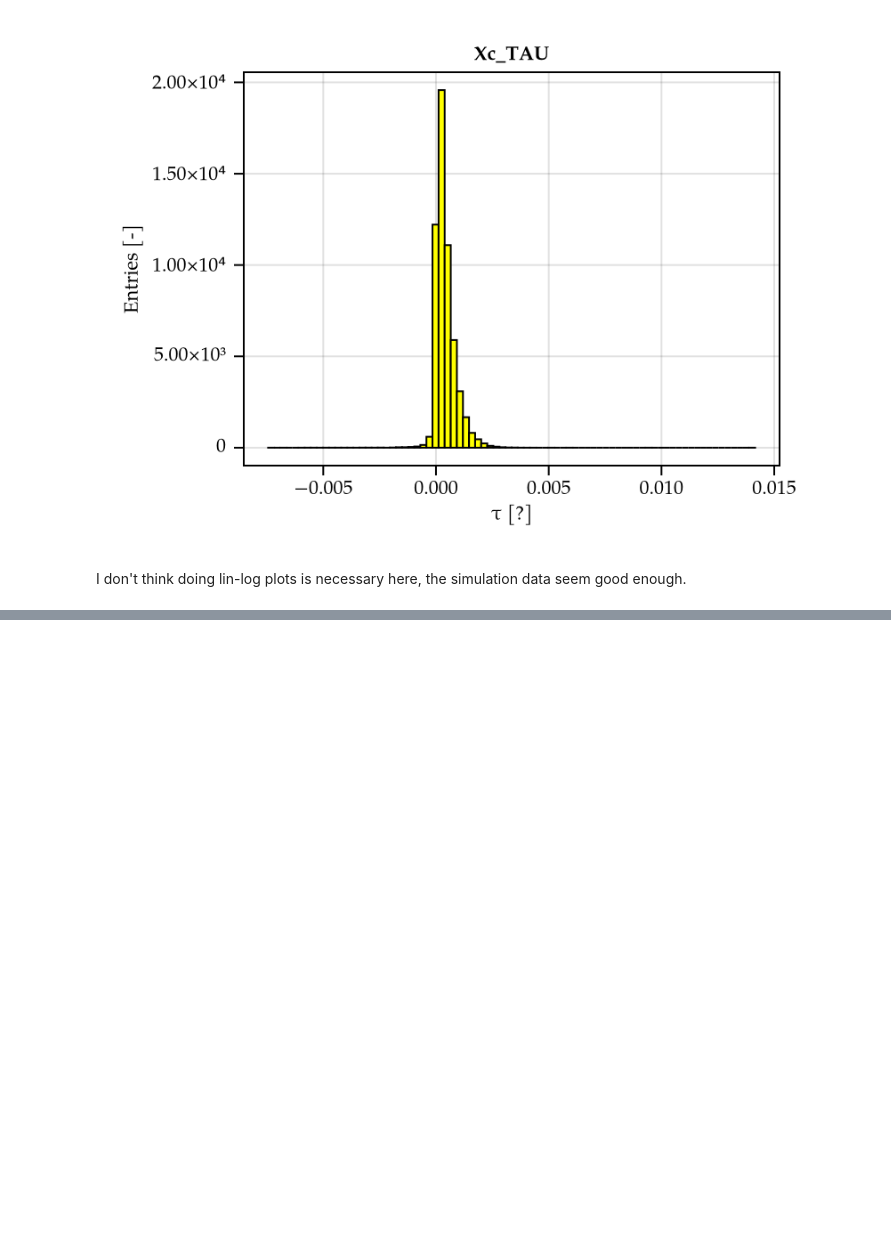
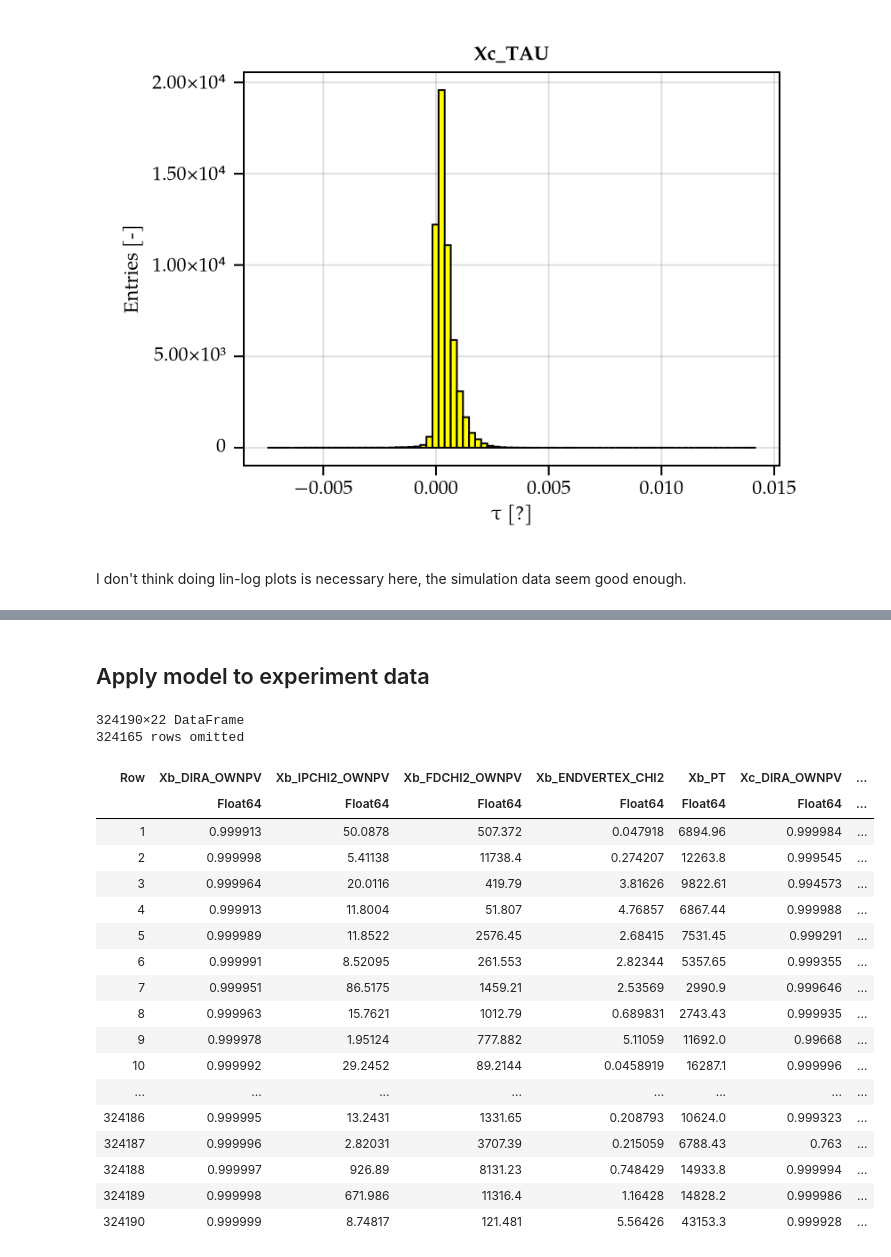
Before and after one commit to Arateniz/Project-MIDAS, a Jupyter notebook: decisiontreeclassifier.ipynb, the cells around one changed output, grey strips where cells are left out. Drawn from its saved outputs; the diff is of its cells as text; code cells hidden in the pictures; blank space fills up the shorter version.

```diff
--- a/decisiontreeclassifier.ipynb
+++ b/decisiontreeclassifier.ipynb
@@ -538,0 +738,25 @@ I don't think doing lin-log plots is necessary here, the simulation data seem go
+# %% [markdown]
+## Apply model to experiment data
+# %%
+X_exp = df_exp_cut[:, features]
+# %% [output]
+324190×22 DataFrame
+324165 rows omitted
+| Row | Xb_DIRA_OWNPV | Xb_IPCHI2_OWNPV | Xb_FDCHI2_OWNPV | Xb_ENDVERTEX_CHI2 | Xb_PT | Xc_DIRA_OWNPV | ... |
+|  | Float64 | Float64 | Float64 | Float64 | Float64 | Float64 | ... |
+| 1 | 0.999913 | 50.0878 | 507.372 | 0.047918 | 6894.96 | 0.999984 | ... |
+| 2 | 0.999998 | 5.41138 | 11738.4 | 0.274207 | 12263.8 | 0.999545 | ... |
+| 3 | 0.999964 | 20.0116 | 419.79 | 3.81626 | 9822.61 | 0.994573 | ... |
+| 4 | 0.999913 | 11.8004 | 51.807 | 4.76857 | 6867.44 | 0.999988 | ... |
+| 5 | 0.999989 | 11.8522 | 2576.45 | 2.68415 | 7531.45 | 0.999291 | ... |
+| 6 | 0.999991 | 8.52095 | 261.553 | 2.82344 | 5357.65 | 0.999355 | ... |
+| 7 | 0.999951 | 86.5175 | 1459.21 | 2.53569 | 2990.9 | 0.999646 | ... |
+| 8 | 0.999963 | 15.7621 | 1012.79 | 0.689831 | 2743.43 | 0.999935 | ... |
+| 9 | 0.999978 | 1.95124 | 777.882 | 5.11059 | 11692.0 | 0.99668 | ... |
+| 10 | 0.999992 | 29.2452 | 89.2144 | 0.0458919 | 16287.1 | 0.999996 | ... |
+| ... | ... | ... | ... | ... | ... | ... | ... |
+| 324186 | 0.999995 | 13.2431 | 1331.65 | 0.208793 | 10624.0 | 0.999323 | ... |
+| 324187 | 0.999996 | 2.82031 | 3707.39 | 0.215059 | 6788.43 | 0.763 | ... |
+| 324188 | 0.999997 | 926.89 | 8131.23 | 0.748429 | 14933.8 | 0.999994 | ... |
+| 324189 | 0.999998 | 671.986 | 11316.4 | 1.16428 | 14828.2 | 0.999986 | ... |
+| 324190 | 0.999999 | 8.74817 | 121.481 | 5.56426 | 43153.3 | 0.999928 | ... |
```
Also changed, not shown: parts of 24 cells of this notebook, 1 other file.
